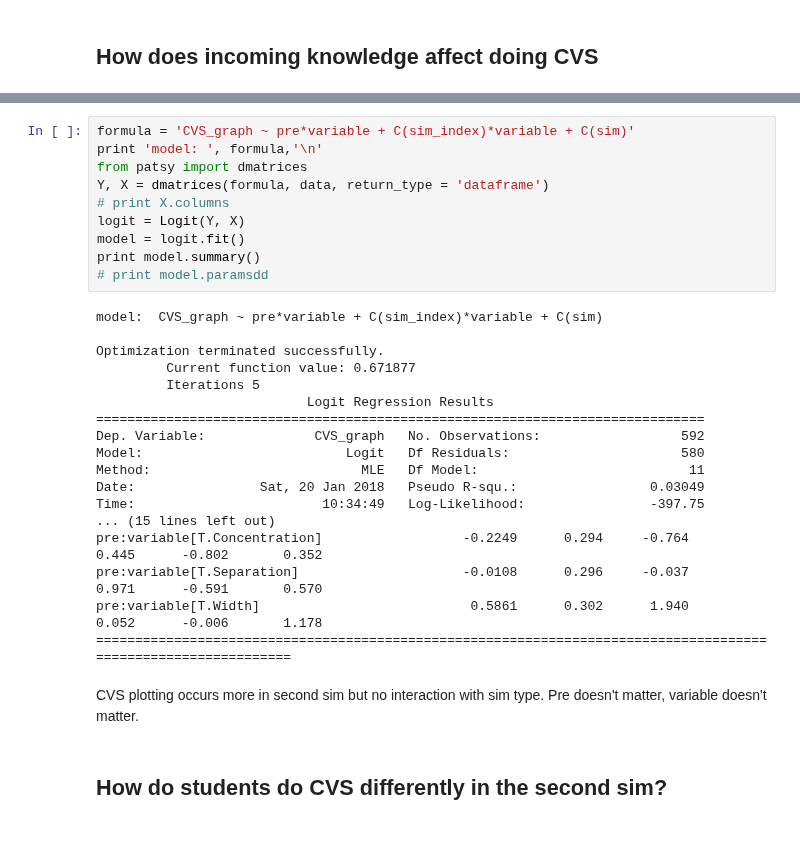
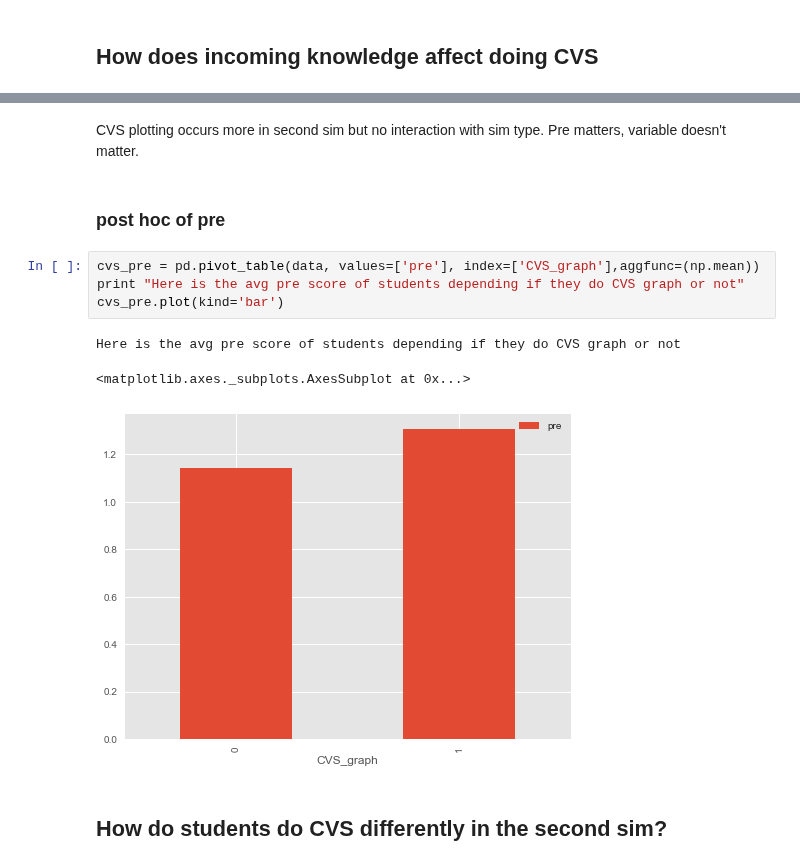
Before and after one commit to jmassall/inquiry_virtualLabs_study, a Jupyter notebook: analysis/storyline.ipynb, the cells around one changed output, grey strips where cells are left out. Saved outputs shown, nothing was run; the diff lists cells and outputs as text; blank space fills up the shorter version.

```diff
--- a/analysis/storyline.ipynb
+++ b/analysis/storyline.ipynb
@@ -747,32 +825,14 @@ sns.distplot(sums3[sums3['CVS_graph']==0]['CVS_table'])
-# %%
-formula = 'CVS_graph ~ pre*variable + C(sim_index)*variable + C(sim)'
-print 'model: ', formula,'\n'
-from patsy import dmatrices
-Y, X = dmatrices(formula, data, return_type = 'dataframe')
-# print X.columns
-logit = Logit(Y, X)
-model = logit.fit()
-print model.summary()
-# print model.paramsdd
-# %% [output]
-model:  CVS_graph ~ pre*variable + C(sim_index)*variable + C(sim)
-
-Optimization terminated successfully.
-         Current function value: 0.671877
-         Iterations 5
-                           Logit Regression Results
-==============================================================================
-Dep. Variable:              CVS_graph   No. Observations:                  592
-Model:                          Logit   Df Residuals:                      580
-Method:                           MLE   Df Model:                           11
-Date:                Sat, 20 Jan 2018   Pseudo R-squ.:                 0.03049
-Time:                        10:34:49   Log-Likelihood:                -397.75
-... (15 lines left out)
-pre:variable[T.Concentration]                  -0.2249      0.294     -0.764      0.445      -0.802       0.352
-pre:variable[T.Separation]                     -0.0108      0.296     -0.037      0.971      -0.591       0.570
-pre:variable[T.Width]                           0.5861      0.302      1.940      0.052      -0.006       1.178
-===============================================================================================================
 # %% [markdown]
-CVS plotting occurs more in second sim but no interaction with sim type. Pre doesn't matter, variable doesn't matter.
+CVS plotting occurs more in second sim but no interaction with sim type. Pre matters, variable doesn't matter.
+# %% [markdown]
+### post hoc of pre
+# %%
+cvs_pre = pd.pivot_table(data, values=['pre'], index=['CVS_graph'],aggfunc=(np.mean))
+print "Here is the avg pre score of students depending if they do CVS graph or not"
+cvs_pre.plot(kind='bar')
+# %% [output]
+Here is the avg pre score of students depending if they do CVS graph or not
+<matplotlib.axes._subplots.AxesSubplot at 0x...>
+[figure, added]
 # %% [markdown]
 ## How do students do CVS differently in the second sim?
```
Also changed, not shown: parts of 51 cells of this notebook.
